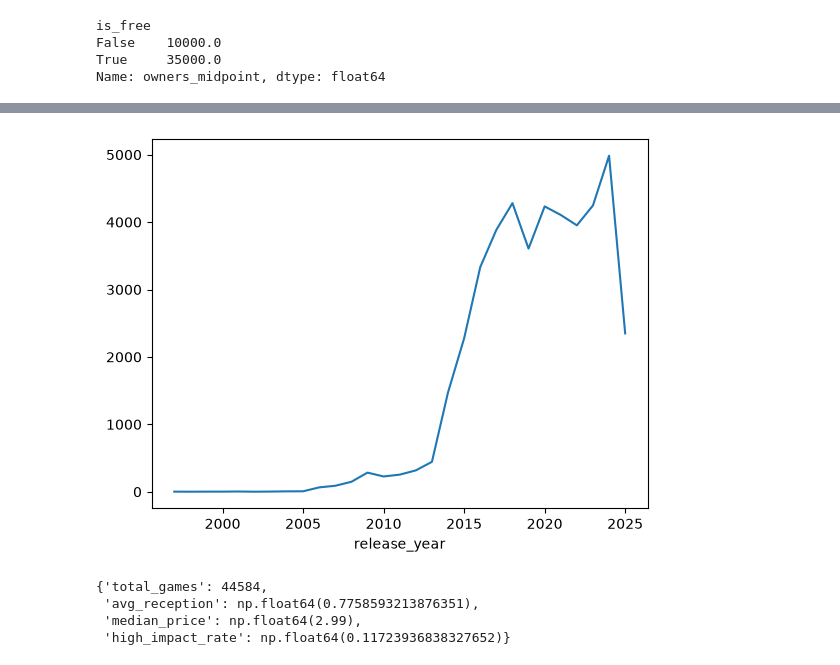
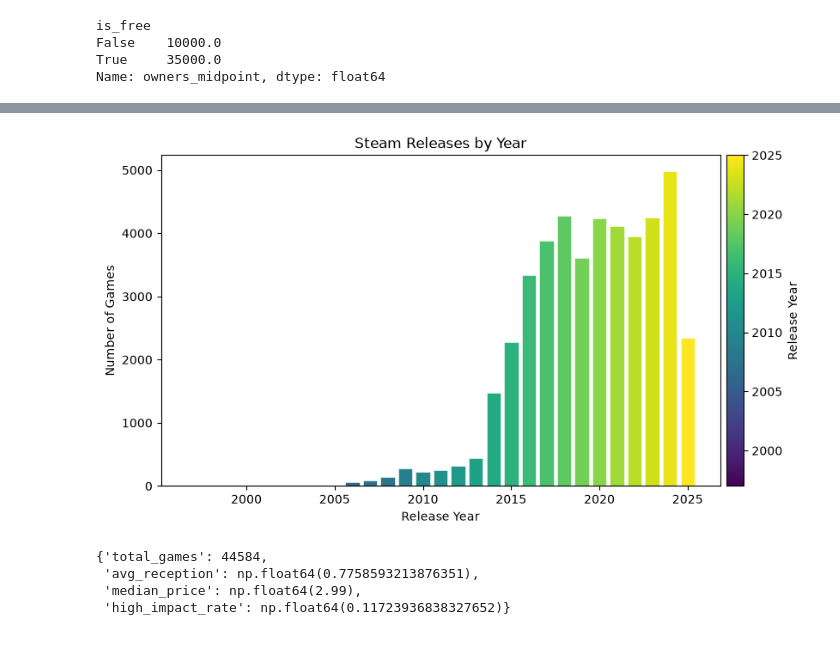
Before and after one commit to Yaksh04/steam-game-success-predictor, a Jupyter notebook: notebooks/02_eda.ipynb, the cells around one changed output, grey strips where cells are left out. Cells and saved outputs as stored; diff of their text form; code cells hidden in the pictures.

```diff
--- a/notebooks/02_eda.ipynb
+++ b/notebooks/02_eda.ipynb
@@ -97,13 +191,32 @@ Text(0.5, 1.0, 'Platform Support vs Market Reach')
 # %%
 # Release Year Trends
 df["release_date"] = pd.to_datetime(df["release_date"])
 df["release_year"] = df["release_date"].dt.year
 
-df["release_year"].value_counts().sort_index().plot()
+year_counts = df["release_year"].value_counts().sort_index()
 
-plt.savefig("../reports/figures/Release_year.png")
+fig, ax = plt.subplots(figsize=(10, 5))
+years = year_counts.index.to_numpy()
+counts = year_counts.values
+colors = plt.cm.viridis(
+    (years - years.min()) / max(years.max() - years.min(), 1)
+)
+
+ax.bar(years, counts, color=colors, edgecolor="white", linewidth=0.4)
+ax.set_xlabel("Release Year")
+ax.set_ylabel("Number of Games")
+ax.set_title("Steam Releases by Year")
+sm = plt.cm.ScalarMappable(
+    cmap=plt.cm.viridis,
+    norm=plt.Normalize(years.min(), years.max()),
+)
+sm.set_array([])
+cbar = plt.colorbar(sm, ax=ax, pad=0.01)
+cbar.set_label("Release Year")
+
+plt.savefig("../reports/figures/Release_year.png", bbox_inches="tight")
 # %% [output]
-[figure, old version]
+[figure, new version]
 # %%
 # Summary Stats
 
```
Also changed, not shown: parts of 11 cells of this notebook, 9 other files.
